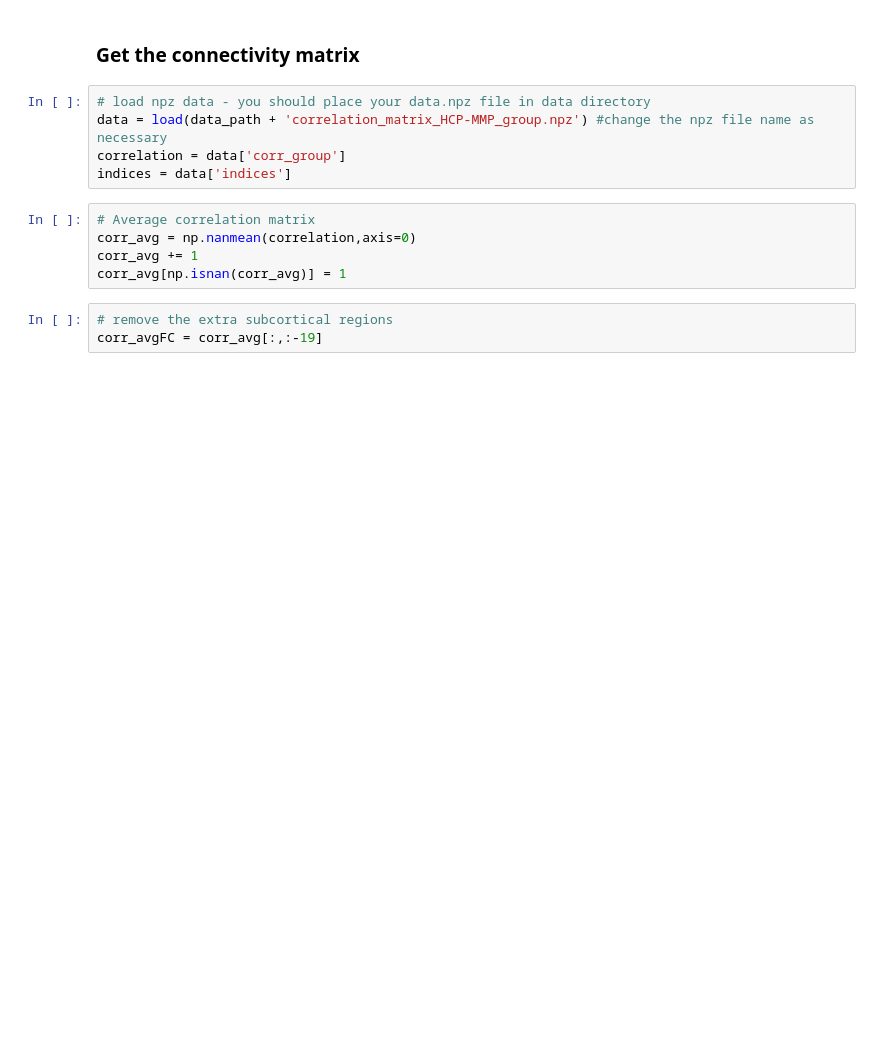
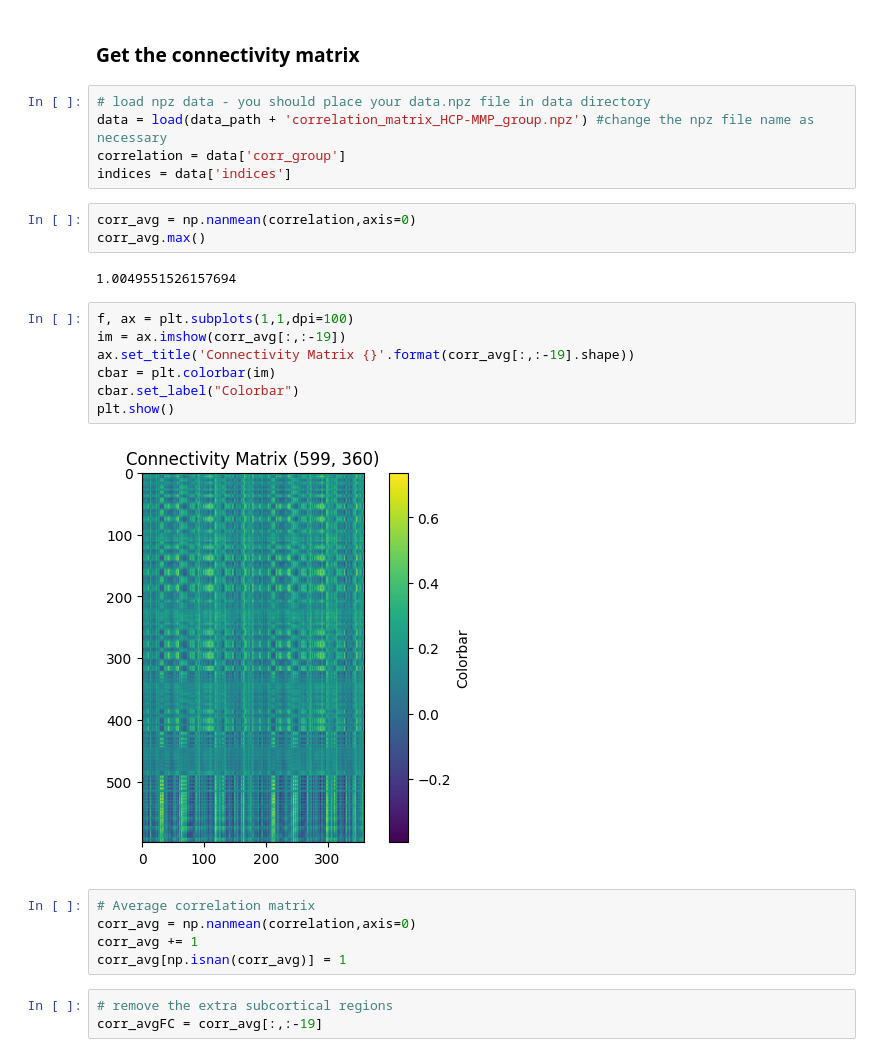
Before and after one commit to sudesnac/HumanBF-Connectivity, a Jupyter notebook: notebook/Func_gradients.ipynb, the cells around one changed output. Saved outputs shown, nothing was run; the diff lists cells and outputs as text; blank space fills up the shorter version.

```diff
--- a/notebook/Func_gradients.ipynb
+++ b/notebook/Func_gradients.ipynb
@@ -44,6 +45,20 @@ fig_path = main_path + "/results/Func_gradients/figures/"
 data = load(data_path + 'correlation_matrix_HCP-MMP_group.npz') #change the npz file name as necessary
 correlation = data['corr_group']
 indices = data['indices']
+# %%
+corr_avg = np.nanmean(correlation,axis=0)
+corr_avg.max()
+# %% [output]
+1.0049551526157694
+# %%
+f, ax = plt.subplots(1,1,dpi=100)
+im = ax.imshow(corr_avg[:,:-19])
+ax.set_title('Connectivity Matrix {}'.format(corr_avg[:,:-19].shape))
+cbar = plt.colorbar(im)
+cbar.set_label("Colorbar")
+plt.show()
+# %% [output]
+[figure, added]
 # %%
 # Average correlation matrix
 corr_avg = np.nanmean(correlation,axis=0)
```
Also changed, not shown: parts of 5 cells of this notebook, 57 other files.
